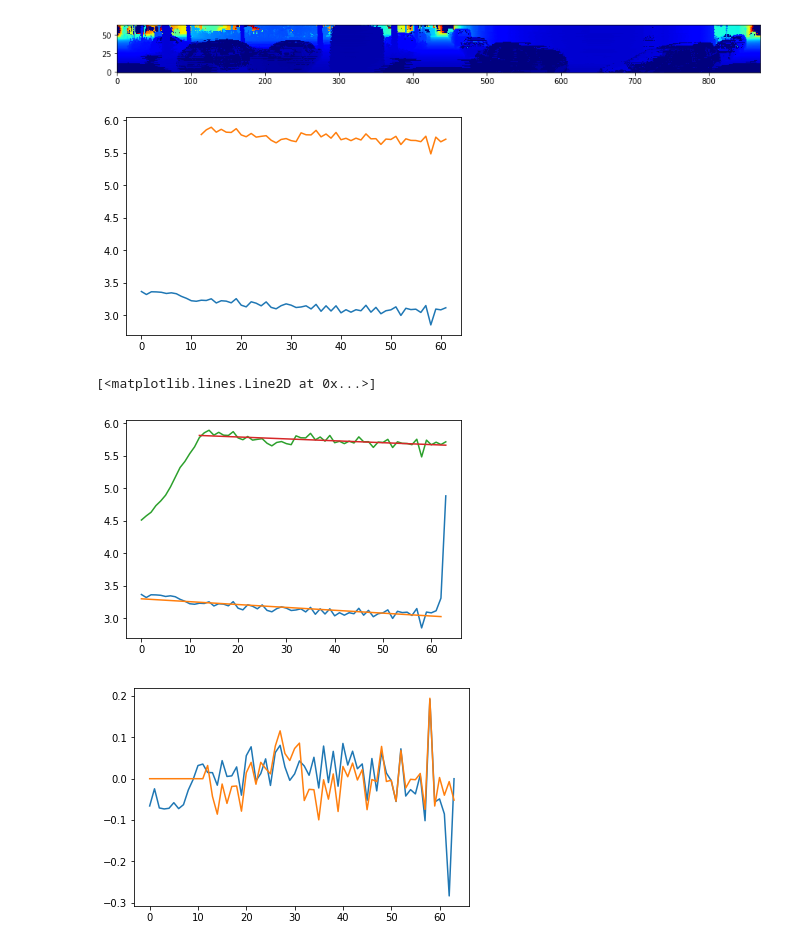
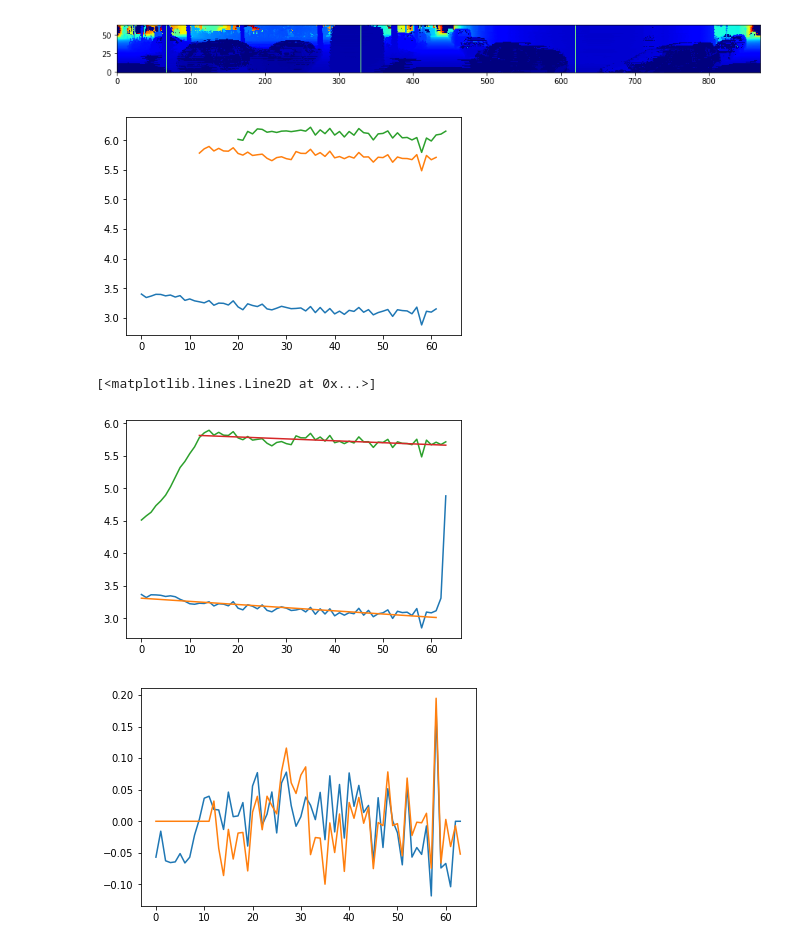
Before and after one commit to PRBonn/depth_clustering, a Jupyter notebook: notebooks/depth_fix.ipynb, the cells around one changed output. Cells and saved outputs as stored; diff of their text form; code cells hidden in the pictures.

```diff
--- a/notebooks/depth_fix.ipynb
+++ b/notebooks/depth_fix.ipynb
@@ -19,44 +19,52 @@ image = PIL.Image.open(interesting_scan)
 np_image = np.array(image)
 np_image = np_image / 500.
 np_image = np.flipud(np_image)
+image_copy = np_image.copy()
+# mark needed columns with color
+image_copy[:,67] = 40
+image_copy[:,330] = 40
+image_copy[:,620] = 40
 
 plt.figure(figsize=small_plot)
-imgplot = plt.imshow(np_image, origin='lower', cmap='jet')
+imgplot = plt.imshow(image_copy, origin='lower', cmap='jet')
 # %% [output]
-[figure, old version]
+[figure, new version]
 # %%
 def draw_depth_at_row(row, image, start_idx=0, end_idx=64):
     y_list = list(range(0,len(angles)))
     lineplot = plt.plot(y_list[start_idx:end_idx], image[start_idx:end_idx, row])
     return image[:, row]
 # %%
-depth_vals_310 = draw_depth_at_row(310, np_image, 0, 62)
+depth_vals_330 = draw_depth_at_row(330, np_image, 0, 62)
 depth_vals_620 = draw_depth_at_row(620, np_image, 12, 62)
+depth_vals_67 = draw_depth_at_row(67, np_image, 20, 64)
 # %% [output]
-[figure, old version]
+[figure, new version]
 # %%
 def compute_correction(depth_vals, start=0, end=64):
     from scipy import stats
     all_cols = range(len(depth_vals))
     col_nums = range(start, end)
     slope, intercept, r_value, p_value, std_err = stats.linregress(col_nums, depth_vals[start:end])
     line_vals = [slope * x + intercept for x in all_cols]
     plt.plot(all_cols, depth_vals)
     plt.plot(col_nums, line_vals[start:end])
     diffs = []
     for ind, (x_orig, x_corr) in enumerate(zip(depth_vals, line_vals)):
         if (ind < start or ind >= end):
             diffs.append(0)
             continue;
         diffs.append(x_corr - x_orig)
     return diffs
 
-diff_vals_310 = compute_correction(depth_vals_310, 0, 63)
+diff_vals_330 = compute_correction(depth_vals_330, 0, 62)
 diff_vals_620 = compute_correction(depth_vals_620, 12, 64)
+diff_vals_67 = compute_correction(depth_vals_67, 20, 64)
 plt.figure()
-plt.plot(diff_vals_310)
+plt.plot(diff_vals_330)
 plt.plot(diff_vals_620)
+plt.plot(diff_vals_620)
 # %% [output]
 [<matplotlib.lines.Line2D at 0x...>]
 [figure]
-[figure, old version]
+[figure, new version]
```
Also changed, not shown: parts of 1 cell of this notebook.
